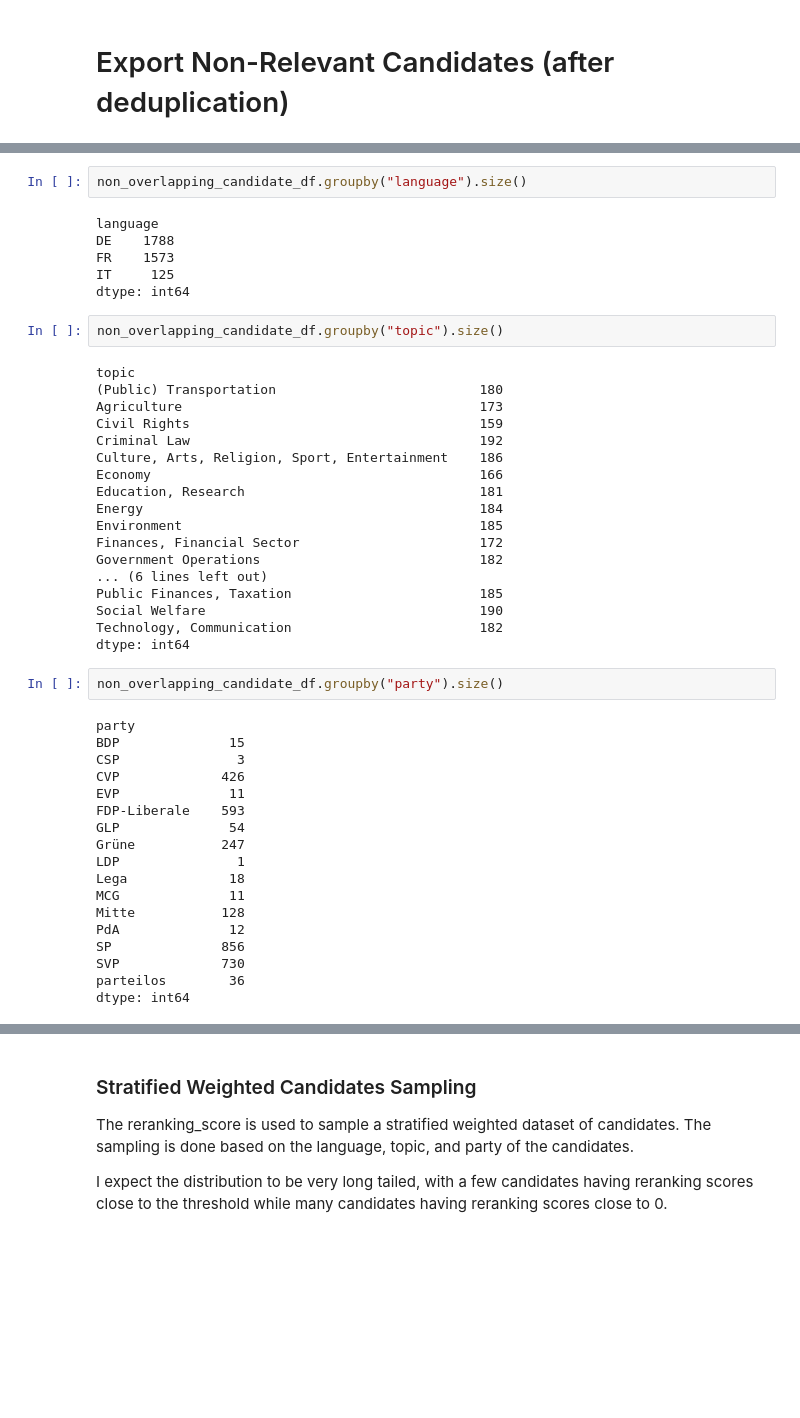
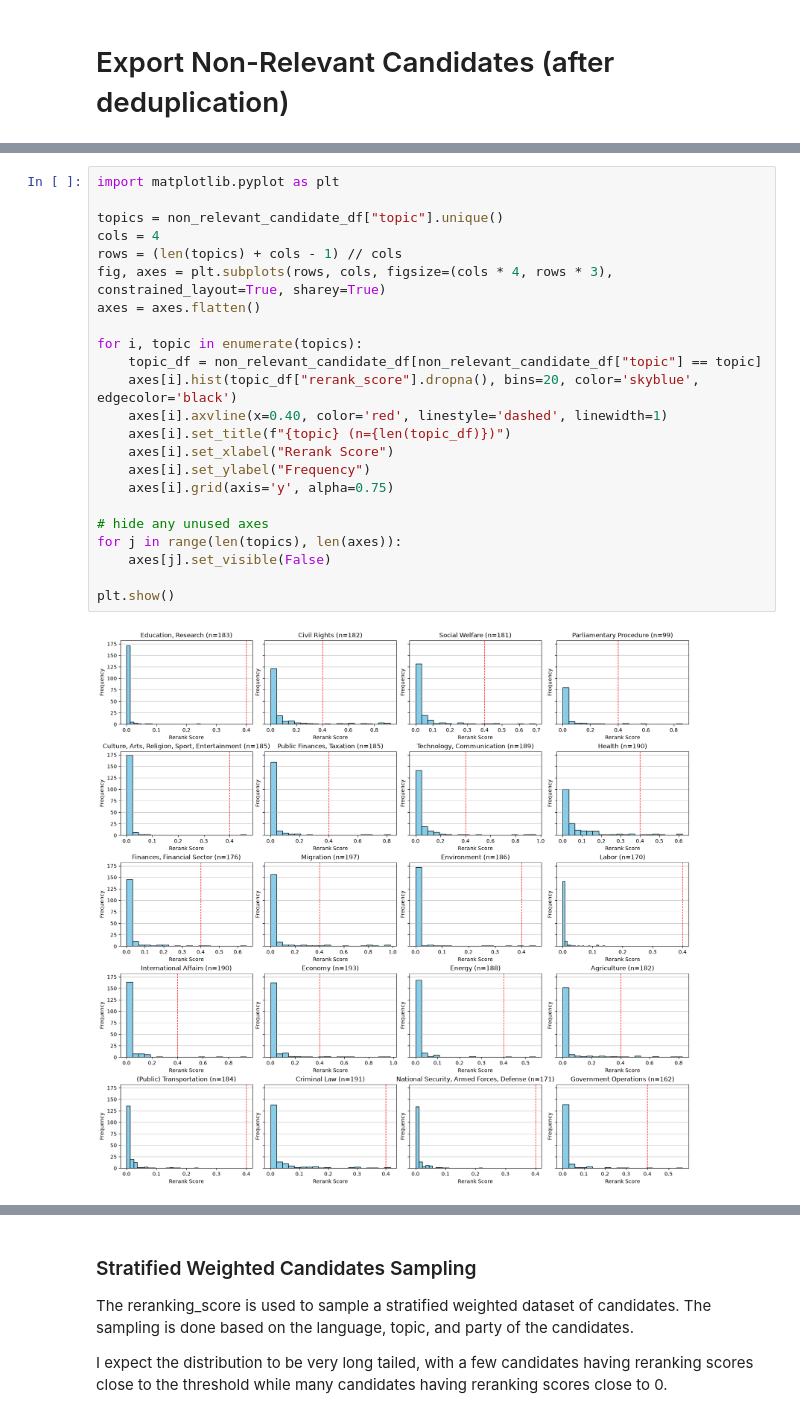
Before and after one commit to MatteoFasulo/DemocraSci-AM, a Jupyter notebook: notebooks/RelevantParagraphs.ipynb, the cells around one changed output, grey strips where cells are left out. Cells and saved outputs as stored; diff of their text form; blank space fills up the shorter version.

```diff
--- a/notebooks/RelevantParagraphs.ipynb
+++ b/notebooks/RelevantParagraphs.ipynb
@@ -74,48 +73,25 @@ Skipping subfolder migrants-worker-criminal as it does not match the pattern.
-# %%
-non_overlapping_candidate_df.groupby("language").size()
-# %% [output]
-language
-DE    1788
-FR    1573
-IT     125
-dtype: int64
-# %%
-non_overlapping_candidate_df.groupby("topic").size()
-# %% [output]
-topic
-(Public) Transportation                          180
-Agriculture                                      173
-Civil Rights                                     159
-Criminal Law                                     192
-Culture, Arts, Religion, Sport, Entertainment    186
-Economy                                          166
-Education, Research                              181
-Energy                                           184
-Environment                                      185
-Finances, Financial Sector                       172
-Government Operations                            182
-... (6 lines left out)
-Public Finances, Taxation                        185
-Social Welfare                                   190
-Technology, Communication                        182
-dtype: int64
-# %%
-non_overlapping_candidate_df.groupby("party").size()
-# %% [output]
-party
-BDP              15
-CSP               3
-CVP             426
-EVP              11
-FDP-Liberale    593
-GLP              54
-Grüne           247
-LDP               1
-Lega             18
-MCG              11
-Mitte           128
-PdA              12
-SP              856
-SVP             730
-parteilos        36
-dtype: int64
+# %%
+import matplotlib.pyplot as plt
+
+topics = non_relevant_candidate_df["topic"].unique()
+cols = 4
+rows = (len(topics) + cols - 1) // cols
+fig, axes = plt.subplots(rows, cols, figsize=(cols * 4, rows * 3), constrained_layout=True, sharey=True)
+axes = axes.flatten()
+
+for i, topic in enumerate(topics):
+    topic_df = non_relevant_candidate_df[non_relevant_candidate_df["topic"] == topic]
+    axes[i].hist(topic_df["rerank_score"].dropna(), bins=20, color='skyblue', edgecolor='black')
+    axes[i].axvline(x=0.40, color='red', linestyle='dashed', linewidth=1)
+    axes[i].set_title(f"{topic} (n={len(topic_df)})")
+    axes[i].set_xlabel("Rerank Score")
+    axes[i].set_ylabel("Frequency")
+    axes[i].grid(axis='y', alpha=0.75)
+
+# hide any unused axes
+for j in range(len(topics), len(axes)):
+    axes[j].set_visible(False)
+
+plt.show()
+# %% [output]
+[figure, added]
```
Also changed, not shown: parts of 10 cells of this notebook, 1 other file.
